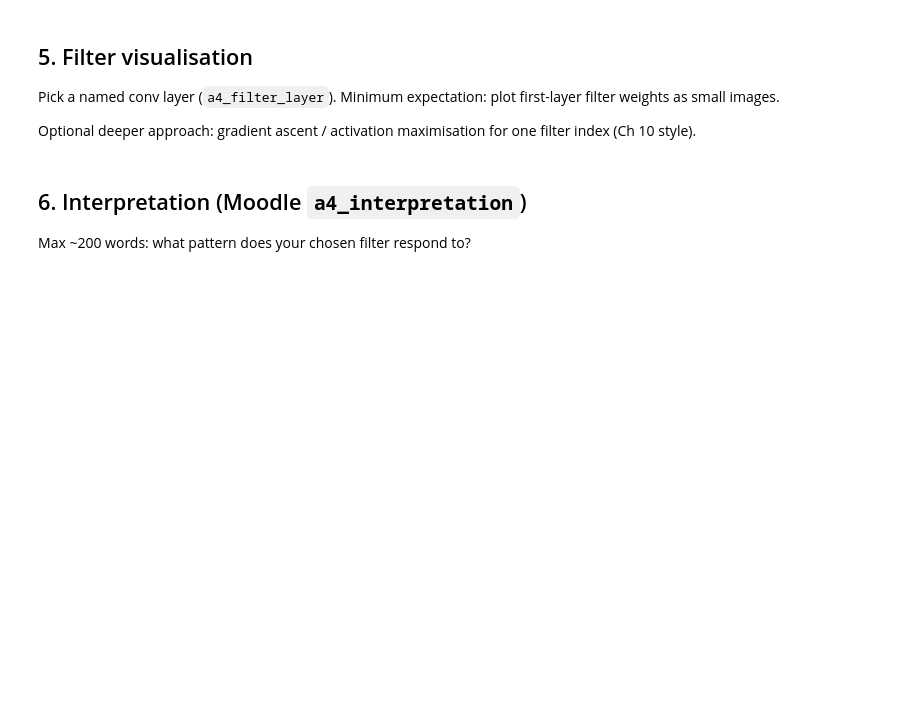
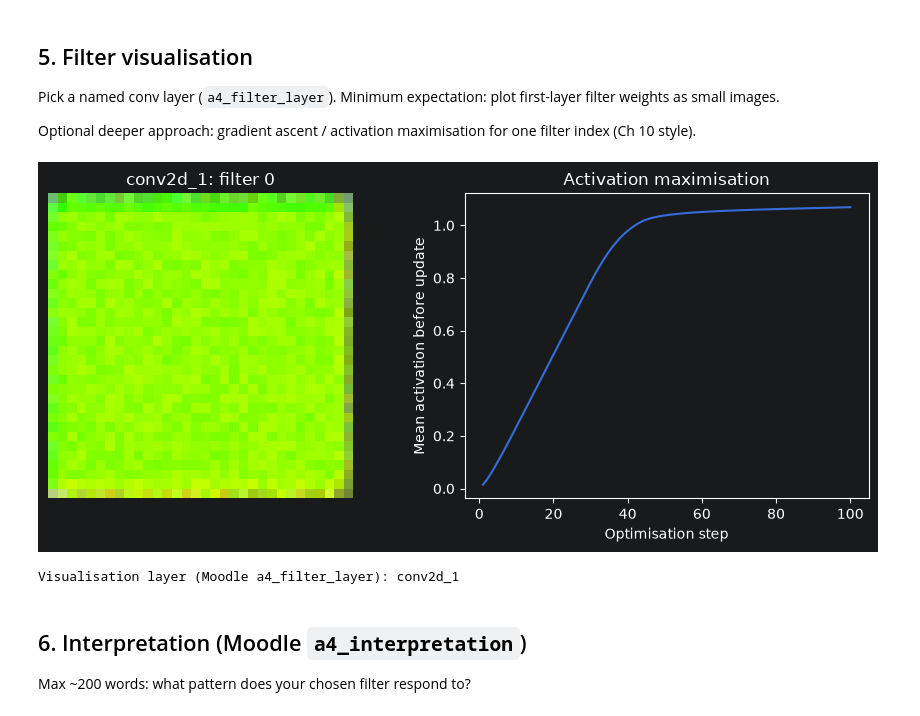
Before and after one commit to Frank-Ping/DATAX504-Yuanhao, a Jupyter notebook: Assignment4/a4_convnet.ipynb, the cells around one changed output. Cells and saved outputs as stored; diff of their text form; code cells hidden in the pictures; blank space fills up the shorter version.

Commit message:
A4: Add filter visualisation using activation maximisation

```diff
--- a/Assignment4/a4_convnet.ipynb
+++ b/Assignment4/a4_convnet.ipynb
@@ -283,14 +283,71 @@ Pick a named conv layer (`a4_filter_layer`). Minimum expectation: plot first-lay
 
 Optional deeper approach: gradient ascent / activation maximisation for one filter index (Ch 10 style).
 # %%
-VIS_LAYER = "conv2d_1"  # TODO: match the name you set — Moodle a4_filter_layer
+import tensorflow as tf
+
+VIS_LAYER = "conv2d_1"
+FILTER_INDEX = 0
 
 # TODO: get the layer, extract weights, plot a grid of filters
-# conv_layer = model.get_layer(VIS_LAYER)
-# filters, biases = conv_layer.get_weights()
-# ...
+# Get the layer
+conv_layer = model.get_layer(VIS_LAYER)
+# Use layer activations instead of extracting filter weights
+feature_model = keras.Model(
+    inputs=model.inputs,
+    outputs=conv_layer.output,
+)
+# Create a random starting image.
+image = tf.Variable(
+    tf.random.stateless_uniform(
+        shape=(1, 32, 32, 3),
+        seed=(504, 0),
+        minval=0.4,
+        maxval=0.6,
+    )
+)
+steps = 100
+step_size = 0.01
+scores = []
+# Generate a pattern that maximises the selected filter's activation.
+for step in range(steps):
+    with tf.GradientTape() as tape:
+        # Disable random augmentation during visualisation.
+        activations = feature_model(image, training=False)
+
+        # Exclude border positions affected by padding.
+        score = tf.reduce_mean(
+            activations[:, 1:-1, 1:-1, FILTER_INDEX]
+        )
+
+    gradients = tape.gradient(score, image)
+    # Normalise gradients to control the update size.
+    gradients = gradients / (
+        tf.sqrt(tf.reduce_mean(tf.square(gradients))) + 1e-8
+    )
+    # Update the input image, not the model weights.
+    image.assign_add(step_size * gradients)
+    image.assign(tf.clip_by_value(image, 0.0, 1.0))
+    scores.append(float(score.numpy()))
+
+# Plot an activation-maximizing pattern instead of a weight grid.
+fig, axes = plt.subplots(1, 2, figsize=(9, 4))
+
+axes[0].imshow(image.numpy()[0], interpolation="nearest")
+axes[0].set_title(f"{VIS_LAYER}: filter {FILTER_INDEX}")
+axes[0].axis("off")
+
+axes[1].plot(range(1, steps + 1), scores)
+axes[1].set_title("Activation maximisation")
+axes[1].set_xlabel("Optimisation step")
+axes[1].set_ylabel("Mean activation before update")
+
+plt.tight_layout()
+plt.show()
 
 print(f"Visualisation layer (Moodle a4_filter_layer): {VIS_LAYER}")
+# %% [output]
+[figure, added]
+Visualisation layer (Moodle a4_filter_layer): conv2d_1
 # %% [markdown]
 ## 6. Interpretation (Moodle `a4_interpretation`)
 
```
Also changed, not shown: parts of 1 cell of this notebook.
